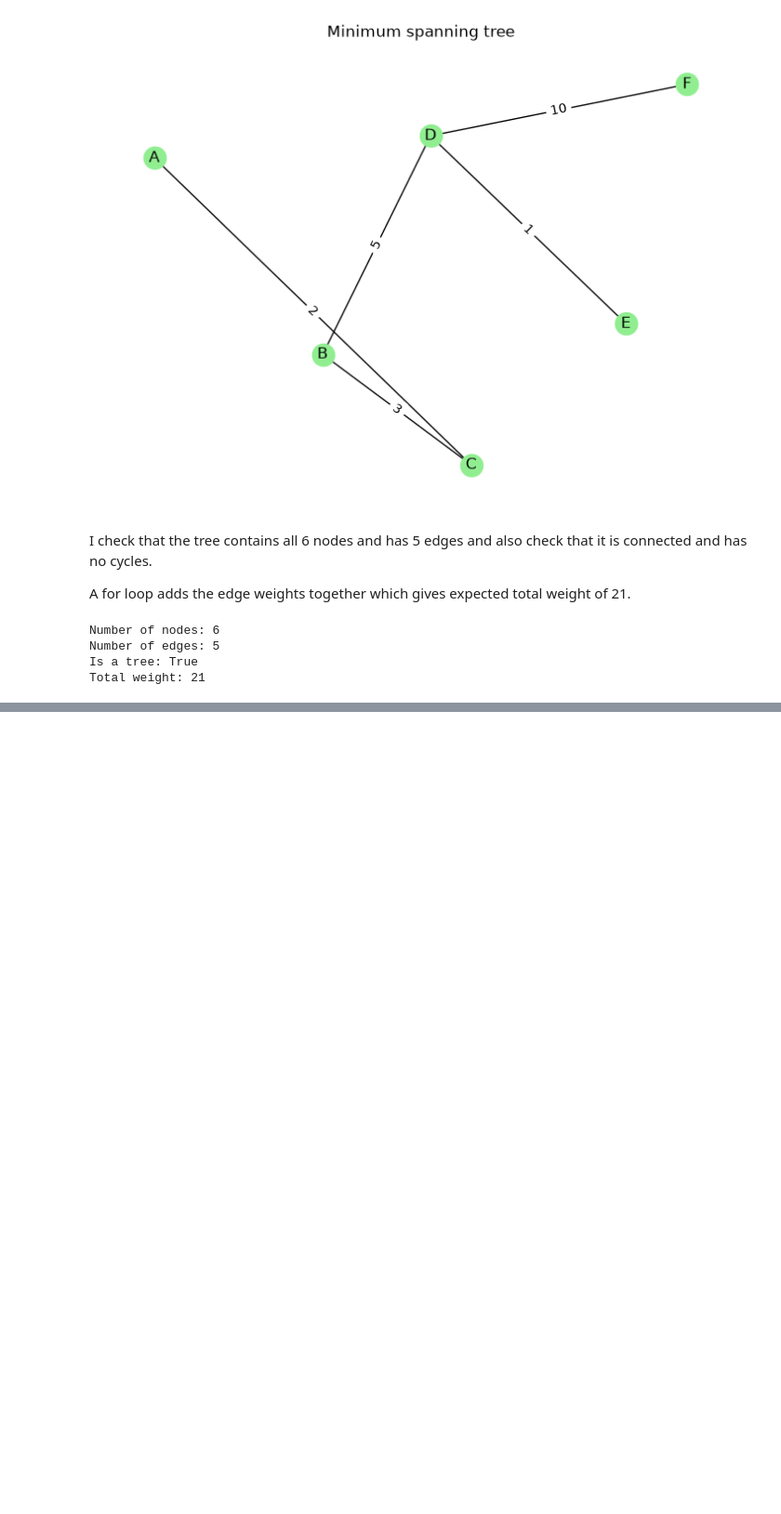
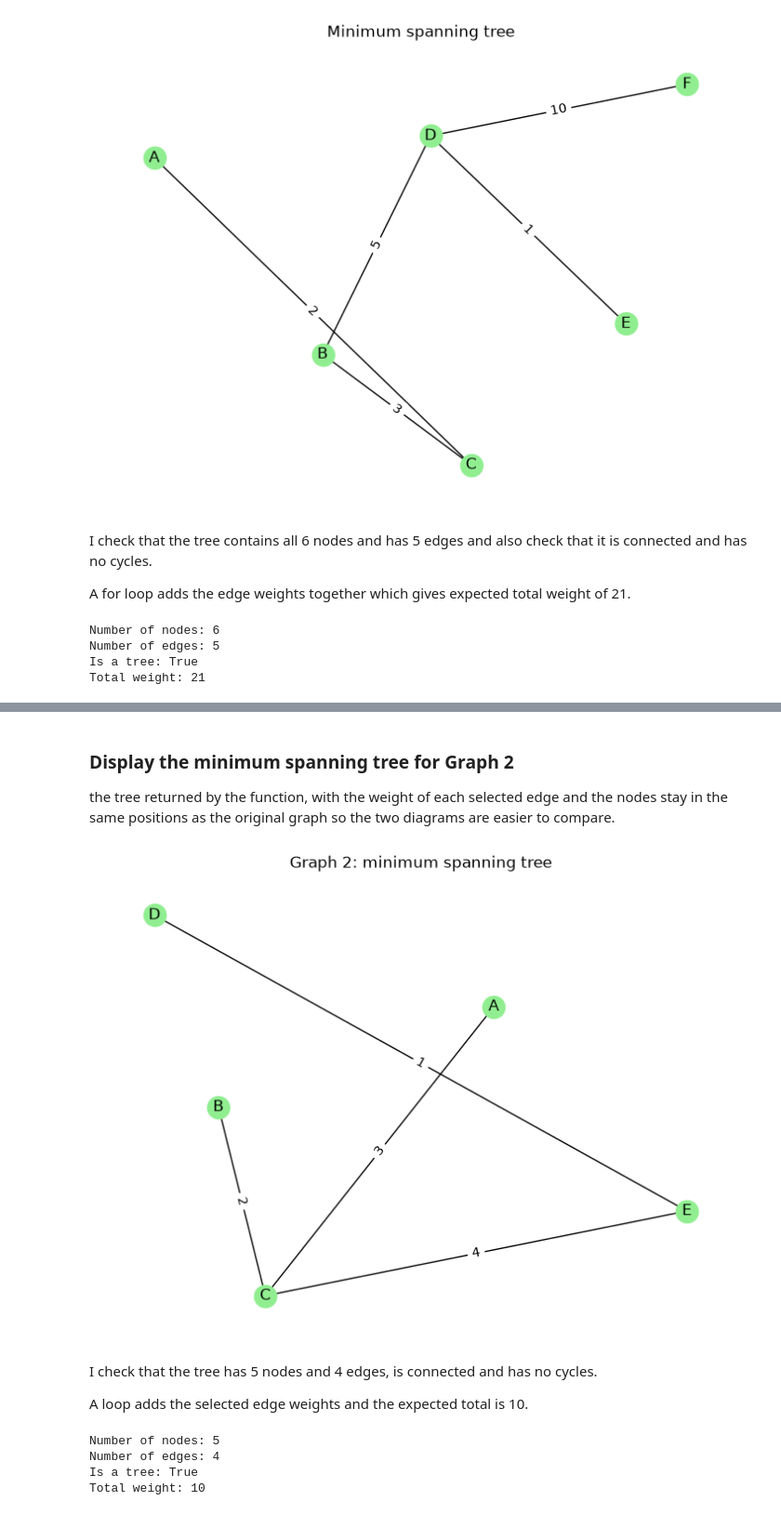
Before and after one commit to janadatatech/dsa2-coursework, a Jupyter notebook: Q2_minimum_spanning_tree.ipynb, the cells around one changed output, grey strips where cells are left out. Shown at 93% size. Drawn from its saved outputs; the diff is of its cells as text; code cells hidden in the pictures; blank space fills up the shorter version.

```diff
--- a/Q2_minimum_spanning_tree.ipynb
+++ b/Q2_minimum_spanning_tree.ipynb
@@ -161,0 +214,33 @@ Total weight: 21
+# %% [markdown]
+### Display the minimum spanning tree for Graph 2
+
+the tree returned by the function, with the weight of each selected edge and the nodes stay in the same positions as the original graph so the two diagrams are easier to compare.
+# %%
+plt.figure(figsize=(7, 5))
+nx.draw(mst2, positions2, with_labels=True, node_color="lightgreen")
+weights2 = nx.get_edge_attributes(mst2, "weight")
+nx.draw_networkx_edge_labels(mst2, positions2, edge_labels=weights2)
+plt.title("Graph 2: minimum spanning tree")
+plt.axis("off")
+plt.show()
+# %% [output]
+[figure, added]
+# %% [markdown]
+I check that the tree has 5 nodes and 4 edges, is connected and has no cycles.
+
+A loop adds the selected edge weights and the expected total is 10.
+# %%
+print("Number of nodes:", mst2.number_of_nodes())
+print("Number of edges:", mst2.number_of_edges())
+print("Is a tree:", nx.is_tree(mst2))
+total_weight2 = 0
+
+for node1, node2 in mst2.edges():
+    weight = mst2[node1][node2]["weight"]
+    total_weight2 = total_weight2 + weight
+print("Total weight:", total_weight2)
+# %% [output]
+Number of nodes: 5
+Number of edges: 4
+Is a tree: True
+Total weight: 10
```
Also changed, not shown: parts of 6 cells of this notebook.
